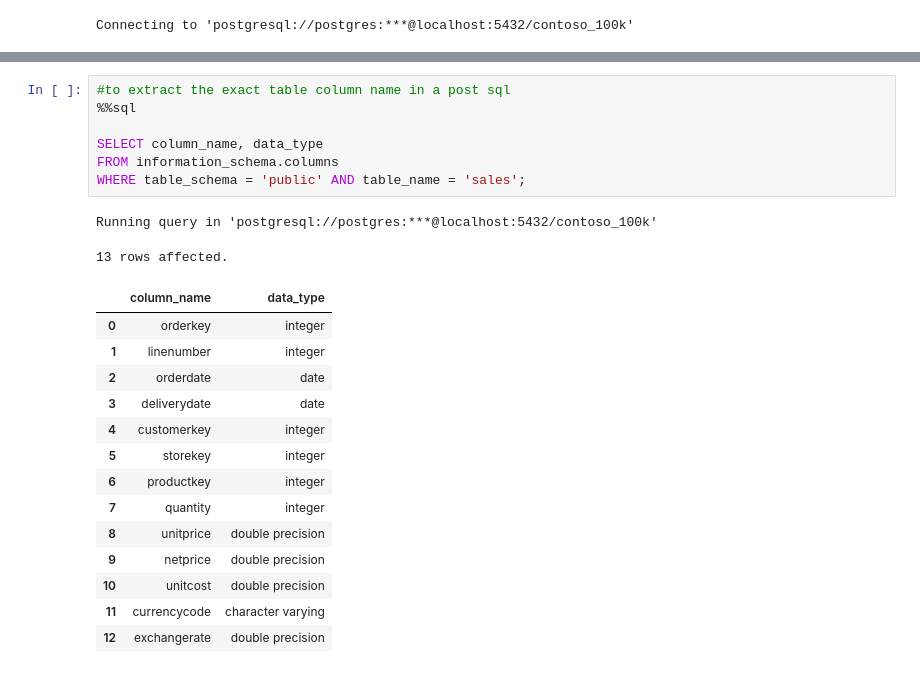
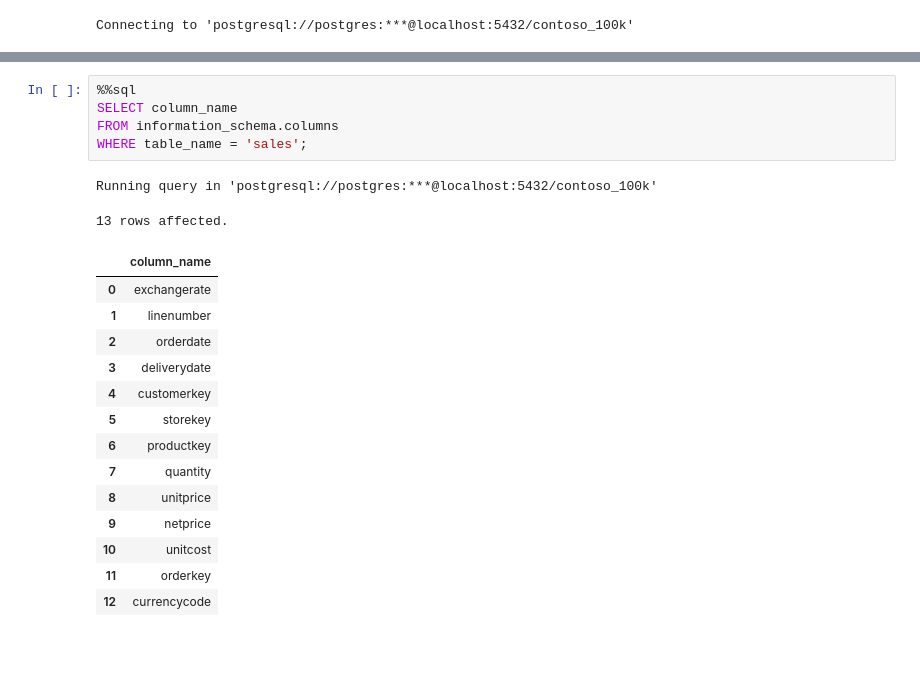
Before and after one commit to ahmadkhanzadeh/AI_Data_Analyzing, a Jupyter notebook: Resources/Blank_SQL_Notebook.ipynb, the cells around one changed output, grey strips where cells are left out. Saved outputs shown, nothing was run; the diff lists cells and outputs as text.

```diff
--- a/Resources/Blank_SQL_Notebook.ipynb
+++ b/Resources/Blank_SQL_Notebook.ipynb
@@ -74,24 +73,22 @@ Running query in 'postgresql://postgres:***@localhost:5432/contoso_100k'
 # %%
-#to extract the exact table column name in a post sql
 %%sql
-
-SELECT column_name, data_type
+SELECT column_name
 FROM information_schema.columns
-WHERE table_schema = 'public' AND table_name = 'sales';
+WHERE table_name = 'sales';
 # %% [output]
 Running query in 'postgresql://postgres:***@localhost:5432/contoso_100k'
 13 rows affected.
-|  | column_name | data_type |
-| 0 | orderkey | integer |
-| 1 | linenumber | integer |
-| 2 | orderdate | date |
-| 3 | deliverydate | date |
-| 4 | customerkey | integer |
-| 5 | storekey | integer |
-| 6 | productkey | integer |
-| 7 | quantity | integer |
-| 8 | unitprice | double precision |
-| 9 | netprice | double precision |
-| 10 | unitcost | double precision |
-| 11 | currencycode | character varying |
-| 12 | exchangerate | double precision |
+|  | column_name |
+| 0 | exchangerate |
+| 1 | linenumber |
+| 2 | orderdate |
+| 3 | deliverydate |
+| 4 | customerkey |
+| 5 | storekey |
+| 6 | productkey |
+| 7 | quantity |
+| 8 | unitprice |
+| 9 | netprice |
+| 10 | unitcost |
+| 11 | orderkey |
+| 12 | currencycode |
```
Also changed, not shown: parts of 6 cells of this notebook.
